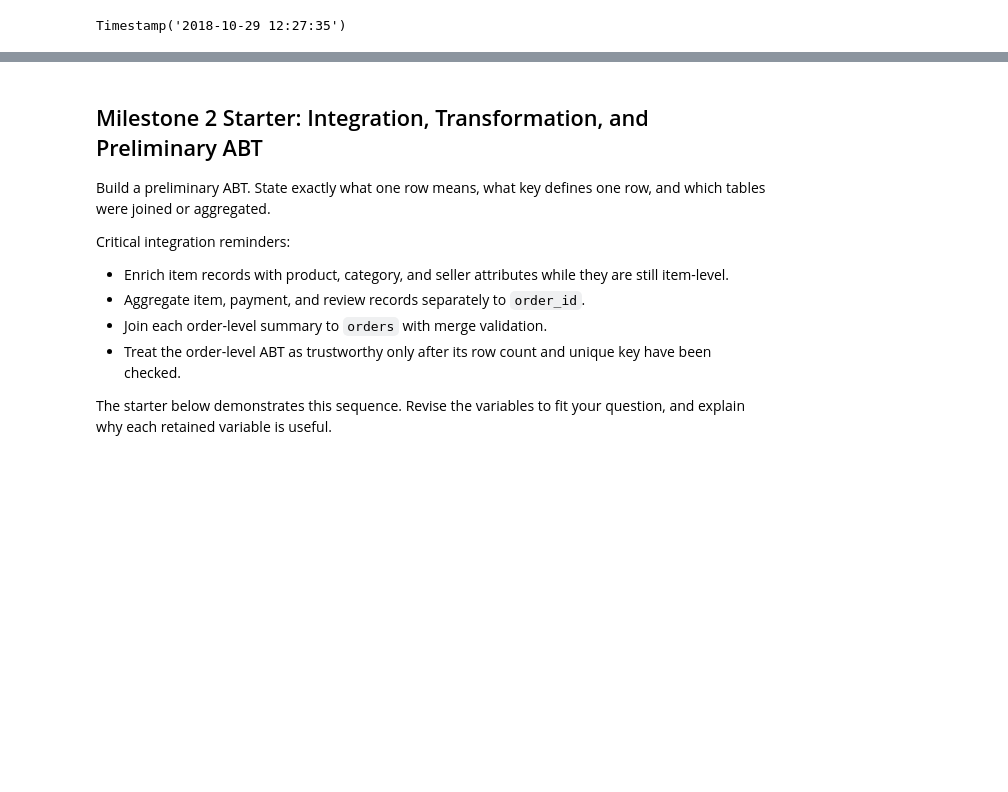
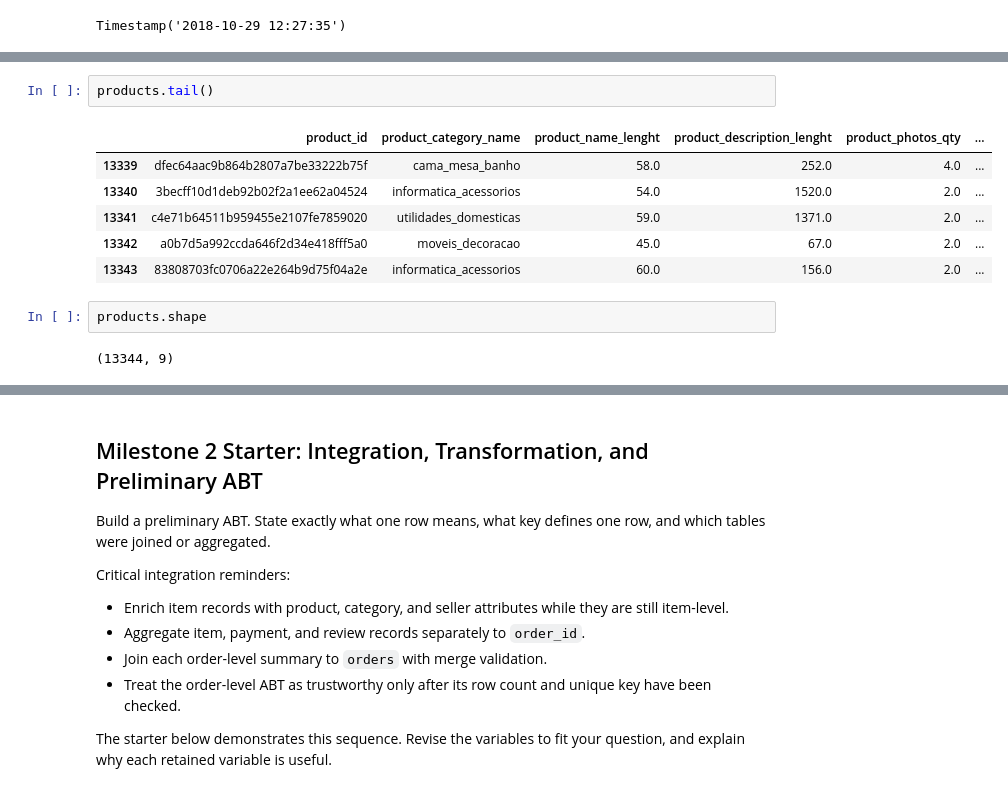
Before and after one commit to Jade-Jung/ban6003-project-option-2-hyejung-jung, a Jupyter notebook: notebooks/olist_project_starter.ipynb, the cells around one changed output, grey strips where cells are left out. Saved outputs shown, nothing was run; the diff lists cells and outputs as text; blank space fills up the shorter version.

```diff
--- a/notebooks/olist_project_starter.ipynb
+++ b/notebooks/olist_project_starter.ipynb
@@ -742,0 +750,13 @@ Timestamp('2018-10-29 12:27:35')
+# %%
+products.tail()
+# %% [output]
+|  | product_id | product_category_name | product_name_lenght | product_description_lenght | product_photos_qty | ... |
+| 13339 | dfec64aac9b864b2807a7be33222b75f | cama_mesa_banho | 58.0 | 252.0 | 4.0 | ... |
+| 13340 | 3becff10d1deb92b02f2a1ee62a04524 | informatica_acessorios | 54.0 | 1520.0 | 2.0 | ... |
+| 13341 | c4e71b64511b959455e2107fe7859020 | utilidades_domesticas | 59.0 | 1371.0 | 2.0 | ... |
+| 13342 | a0b7d5a992ccda646f2d34e418fff5a0 | moveis_decoracao | 45.0 | 67.0 | 2.0 | ... |
+| 13343 | 83808703fc0706a22e264b9d75f04a2e | informatica_acessorios | 60.0 | 156.0 | 2.0 | ... |
+# %%
+products.shape
+# %% [output]
+(13344, 9)
```
Also changed, not shown: parts of 36 cells of this notebook.
